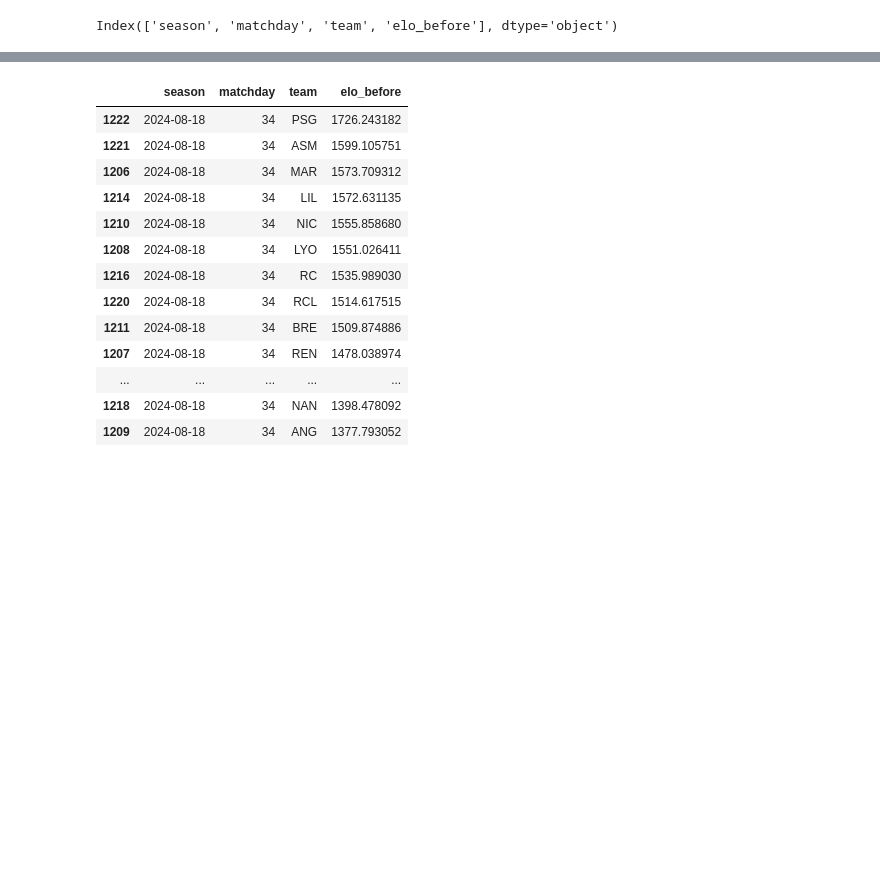
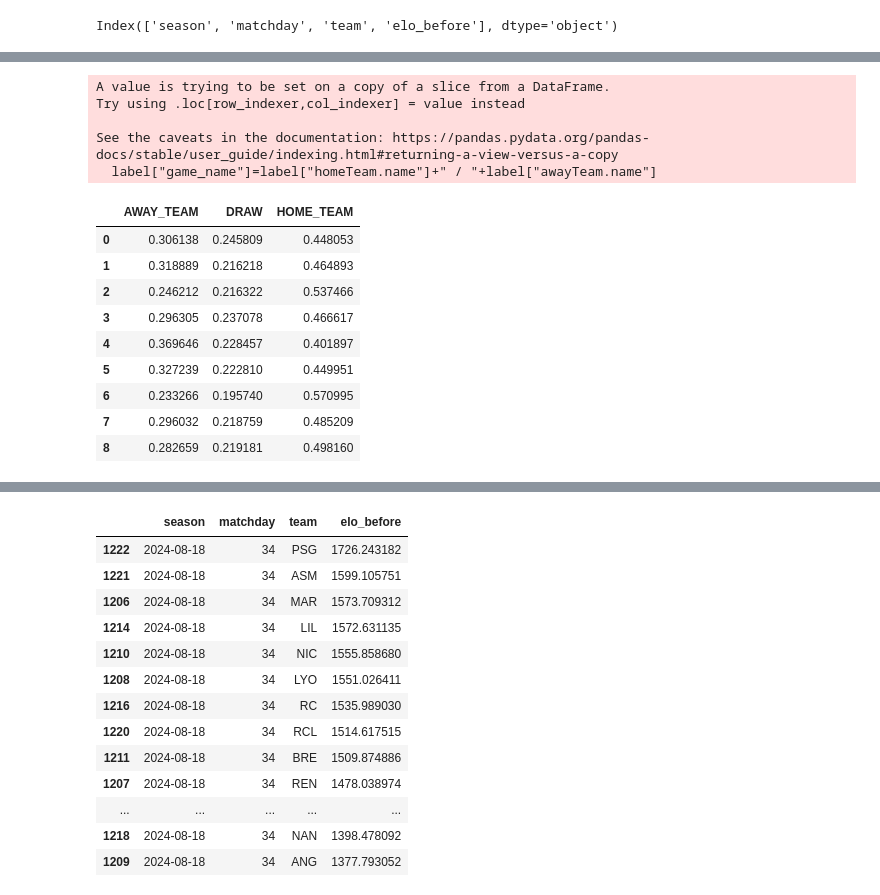
Before and after one commit to judithbreaud/ligue1_viz, a Jupyter notebook: notebooks/explore.ipynb, the cells around one changed output, grey strips where cells are left out. Saved outputs shown, nothing was run; the diff lists cells and outputs as text; code cells hidden in the pictures; blank space fills up the shorter version.

```diff
--- a/notebooks/explore.ipynb
+++ b/notebooks/explore.ipynb
@@ -16,0 +23,11 @@ Index(['season', 'matchday', 'team', 'elo_before'], dtype='object')
+# %%
+matches_2025= load_raw_matches("../data/raw/",season_id=2025)
+df_matches_25 = pd.json_normalize(matches_2025["matches"])
+# %%
+X_pred,y_none,label_pred=match_features_pred(df_matches_25,history_elo,18)
+# %% [output]
+A value is trying to be set on a copy of a slice from a DataFrame.
+Try using .loc[row_indexer,col_indexer] = value instead
+
+See the caveats in the documentation: https://pandas.pydata.org/pandas-docs/stable/user_guide/indexing.html#returning-a-view-versus-a-copy
+  label["game_name"]=label["homeTeam.name"]+" / "+label["awayTeam.name"]
@@ -16,0 +38,18 @@ Index(['season', 'matchday', 'team', 'elo_before'], dtype='object')
+# %%
+proba_df = pd.DataFrame(
+    y_proba,
+    columns=model.classes_
+)
+
+proba_df
+# %% [output]
+|  | AWAY_TEAM | DRAW | HOME_TEAM |
+| 0 | 0.306138 | 0.245809 | 0.448053 |
+| 1 | 0.318889 | 0.216218 | 0.464893 |
+| 2 | 0.246212 | 0.216322 | 0.537466 |
+| 3 | 0.296305 | 0.237078 | 0.466617 |
+| 4 | 0.369646 | 0.228457 | 0.401897 |
+| 5 | 0.327239 | 0.222810 | 0.449951 |
+| 6 | 0.233266 | 0.195740 | 0.570995 |
+| 7 | 0.296032 | 0.218759 | 0.485209 |
+| 8 | 0.282659 | 0.219181 | 0.498160 |
```
Also changed, not shown: parts of 16 cells of this notebook.
